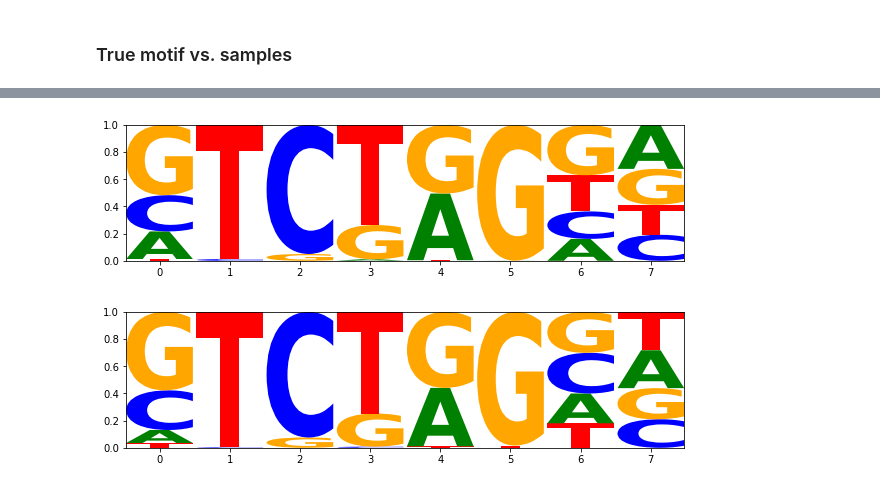
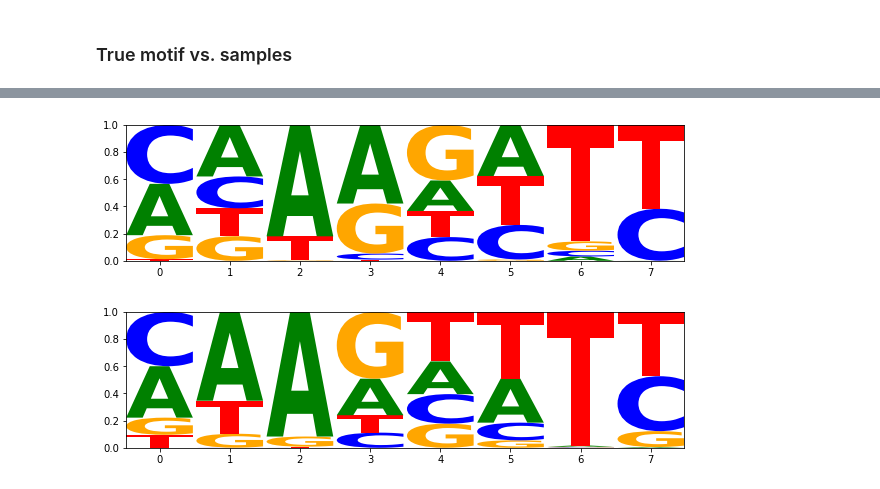
Before and after one commit to regevs/practical, a Jupyter notebook: EM.ipynb, the cells around one changed output, grey strips where cells are left out. Drawn from its saved outputs; the diff is of its cells as text; code cells hidden in the pictures.

Commit message:
MCMC with MH

```diff
--- a/EM.ipynb
+++ b/EM.ipynb
@@ -462,9 +408,10 @@ def gibbs_sample_motif(
 # %%
-def gibbs_sampling(
+def mcmc_sampling(
     sequences,
     motif_length,
     alpha,
     n_iterations,
+    with_shifts=True,
     rng=None,
     print_every=None,
 ):
@@ -486,6 +433,7 @@ def gibbs_sampling(
     # MCMC iterations
     lls = []
     states = []
+    all_shifted = []
     for n_iter in range(n_iterations):
         # Print current log-likelihood
         states.append([est_motif, est_positions])
@@ -506,6 +454,18 @@ def gibbs_sampling(
             rng,
         )
 
-    return lls, states
+        # Possible shift
+        if with_shifts:
+            est_motif, est_positions, shifted = metropolis_hastings_step(
+                sequences,
+                est_positions,
+                est_motif,
+                ll,
+                max_position,
+                rng,
+            )
+            all_shifted.append(shifted)
+
+    return lls, all_shifted, states
 # %% [markdown]
 ## Run it!
@@ -520,9 +472,29 @@ sequences, positions = generate_sequences_with_single_motif(N, L, motif)
+# %%
+K = 8
+N = 90
+L = 100
+alpha = 0.3
+
+motif = draw_motif_from_dirichlet(alpha, K)
+motif = np.array([
+    [0.4, 0.3, 0.2, 0.1],
+    [0.3, 0.3, 0.2, 0.2],
+    [0.9, 0, 0, 0.1],
+    [0.8, 0.1, 0.1, 0],
+    [0.3, 0.3, 0.2, 0.2],
+    [0.3, 0.3, 0.2, 0.2],
+    [0.08, 0.01, 0.01, 0.9],
+    [0, 0.2, 0, 0.8],
+])
+
+sequences, positions = generate_sequences_with_single_motif(N, L, motif)
 # %%
-lls, states = gibbs_sampling(
+lls, all_shifted, states = mcmc_sampling(
     sequences,
     K,
     alpha,
-    5000,
+    2000,
+    with_shifts=True,
     rng=None,
     print_every=100,
 )
@@ -568,8 +548,8 @@ draw_motif(states[1000][0])
 # %%
-draw_motif(states[2000][0])
+draw_motif(states[1500][0])
 # %% [output]
-[figure, old version]
+[figure, new version]
 # %%
-draw_motif(states[3000][0])
+draw_motif(states[1750][0])
 # %% [output]
-[figure, old version]
+[figure, new version]
```
Also changed, not shown: parts of 30 cells of this notebook.
